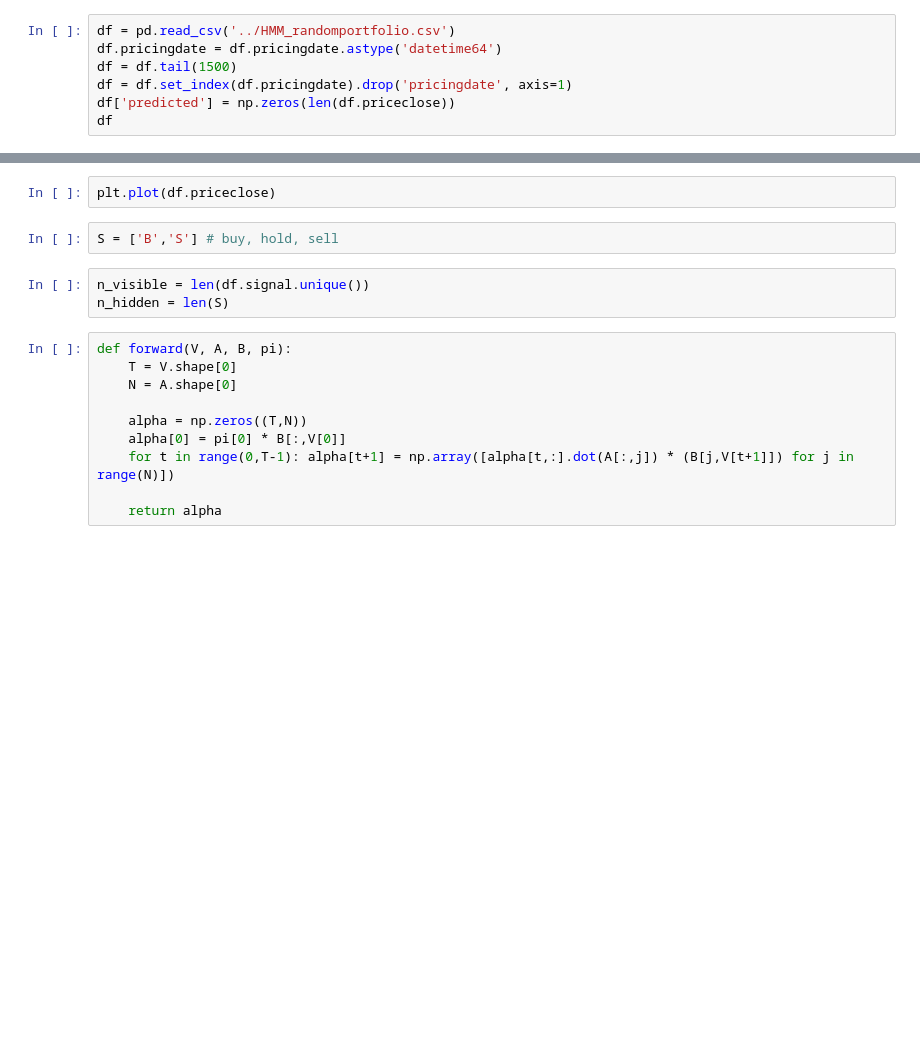
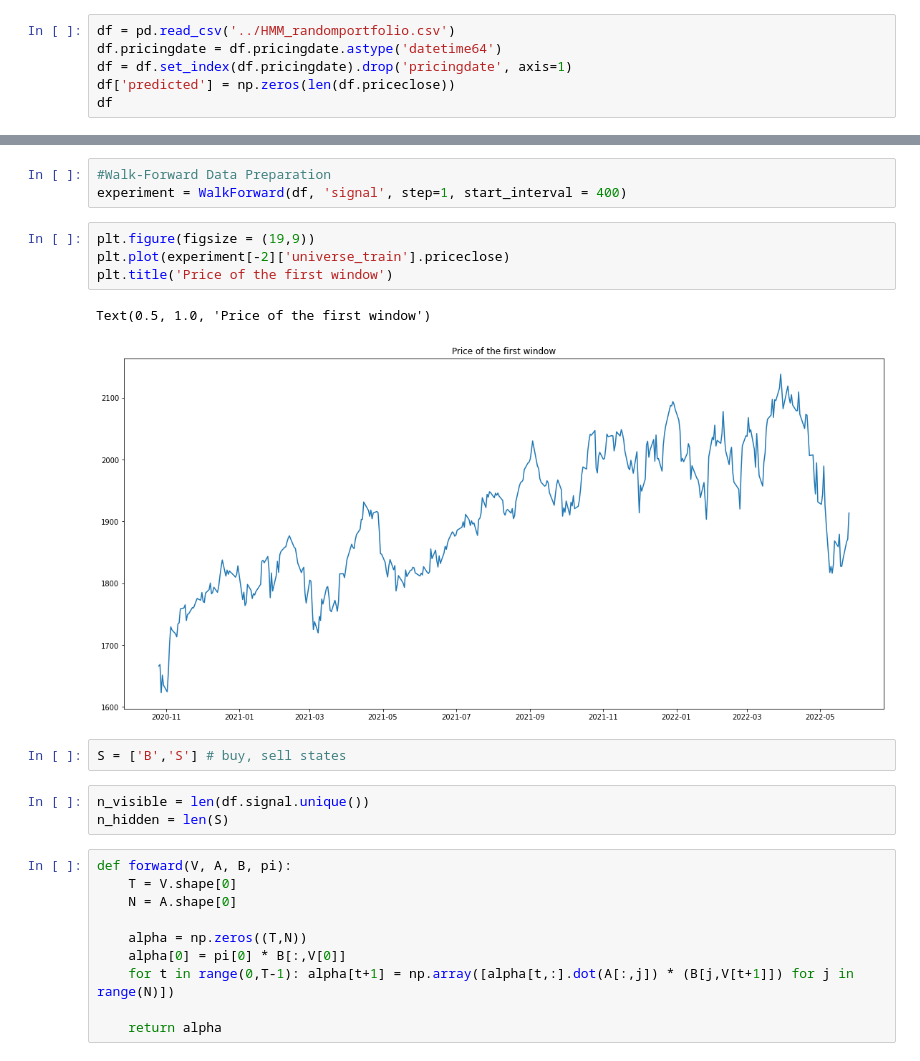
Before and after one commit to gbesposito/hmm_unibo, a Jupyter notebook: scripts/hmm.ipynb, the cells around one changed output, grey strips where cells are left out. Cells and saved outputs as stored; diff of their text form; blank space fills up the shorter version.

```diff
--- a/scripts/hmm.ipynb
+++ b/scripts/hmm.ipynb
@@ -8,7 +15,6 @@ from utils import *
 # %%
 df = pd.read_csv('../HMM_randomportfolio.csv')
 df.pricingdate = df.pricingdate.astype('datetime64')
-df = df.tail(1500)
 df = df.set_index(df.pricingdate).drop('pricingdate', axis=1)
 df['predicted'] = np.zeros(len(df.priceclose))
 df
@@ -15,7 +36,15 @@ df
+# %%
+#Walk-Forward Data Preparation
+experiment = WalkForward(df, 'signal', step=1, start_interval = 400)
 # %%
-plt.plot(df.priceclose)
+plt.figure(figsize = (19,9))
+plt.plot(experiment[-2]['universe_train'].priceclose)
+plt.title('Price of the first window')
+# %% [output]
+Text(0.5, 1.0, 'Price of the first window')
+[figure, added]
 # %%
-S = ['B','S'] # buy, hold, sell
+S = ['B','S'] # buy, sell states
 # %%
 n_visible = len(df.signal.unique())
 n_hidden = len(S)
```
Also changed, not shown: parts of 23 cells of this notebook, 1 other file.
